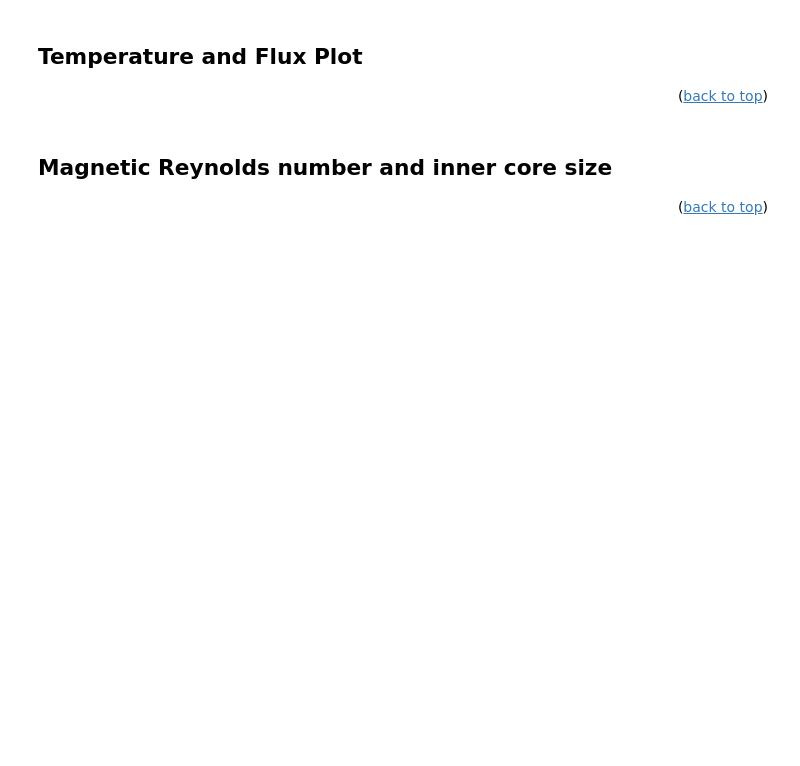
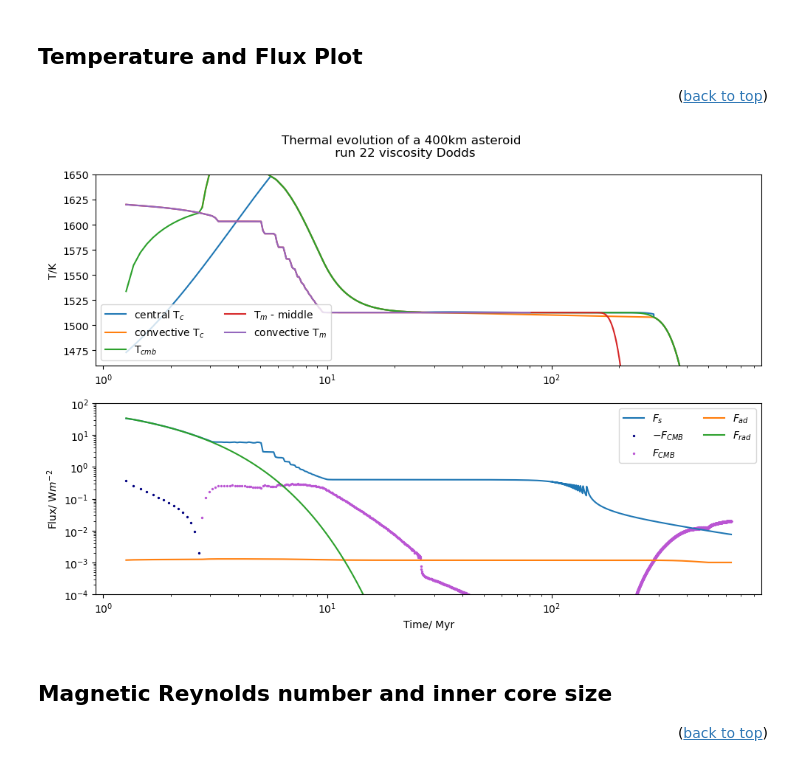
Before and after one commit to Hannah-RS/planetesimal-magnetic-history, a Jupyter notebook: Plotting_scripts/plot_combined.ipynb, the cells around one changed output. Cells and saved outputs as stored; diff of their text form; code cells hidden in the pictures; blank space fills up the shorter version.

```diff
--- a/Plotting_scripts/plot_combined.ipynb
+++ b/Plotting_scripts/plot_combined.ipynb
@@ -346,36 +380,38 @@ else:
     #plt.plot(t_plot_t,Tm_surf,label='T$_m$ - surface')
 if conduction == True:
     plt.vlines(cond_t,ymin=min(Tm_surf),ymax=1600,color='black',linestyle='--',label='conduction')
-#plt.ylim([1460,1650]) #use these limits when comparing runs
+plt.ylim([1460,1650]) #use these limits when comparing runs
 plt.ylabel('T/K')
 plt.legend(loc='lower left', ncol= 2)
 
 #fluxes as function of time
 plt.subplot(2,1,2)
 
 Fcmb_neg = Fcmb[Fcmb<0]
 Fcmb_pos = Fcmb[Fcmb>0]
 if log_time == True:
     plt.loglog(t_plot_t,Fs,label='$F_s$')
     plt.scatter(t_plot_t[Fcmb<0],abs(Fcmb_neg),label='$-F_{CMB}$',color='navy',s=2)
     plt.scatter(t_plot_t[Fcmb>0],Fcmb_pos,label='$F_{CMB}$',color='mediumorchid',s=2)
     plt.loglog(t_plot_t,Fad,label='$F_{ad}$')
     plt.loglog(t_plot_t,Frad,label='$F_{rad}$')
 else:
     plt.semilogy(t_plot_t,Fs,label='$F_s$')
     plt.scatter(t_plot_t[Fcmb<0],abs(Fcmb_neg),label='$-F_{CMB}$',color='navy',s=2)
     plt.scatter(t_plot_t[Fcmb>0],Fcmb_pos,label='$F_{CMB}$',color='mediumorchid',s=2)
     plt.semilogy(t_plot_t,Fad,label='$F_{ad}$')
     plt.semilogy(t_plot_t,Frad,label='$F_{rad}$')
 plt.xlabel('Time/ Myr')
 
 plt.ylim([1e-4,1e2])   #use these limits when comparing runs
 plt.ylabel('Flux/ W$m^{-2}$')
 plt.legend(loc='upper right',ncol=2)
 
 
 if save == True:
     plt.savefig('Plots/run_{}_Tflux.png'.format(run),dpi=450)
+# %% [output]
+[figure, added]
 # %% [markdown]
 ## Magnetic Reynolds number and inner core size <a class="anchor" id="Rem"></a>
 <p align="right">(<a href="#top">back to top</a>)</p>
```
Also changed, not shown: parts of 16 cells of this notebook.
